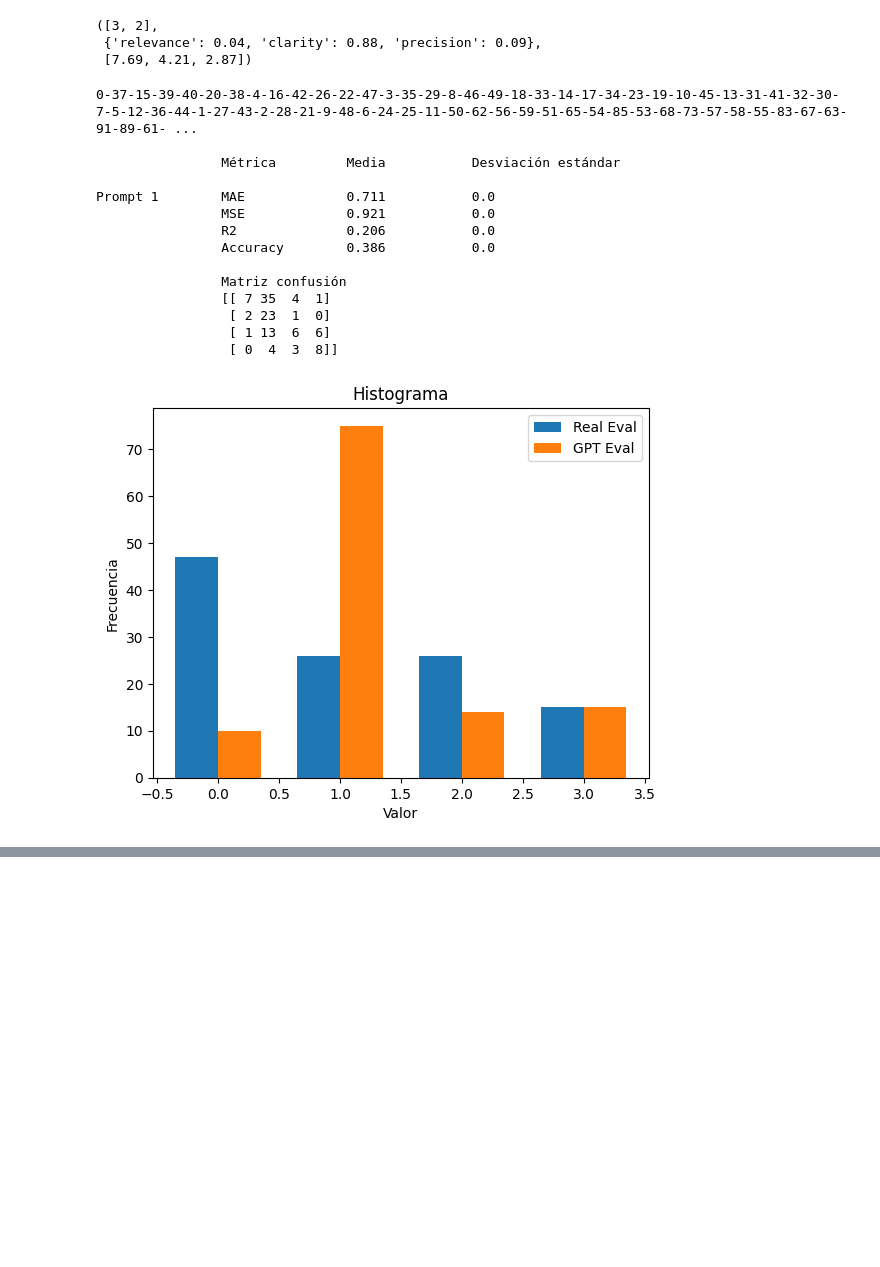
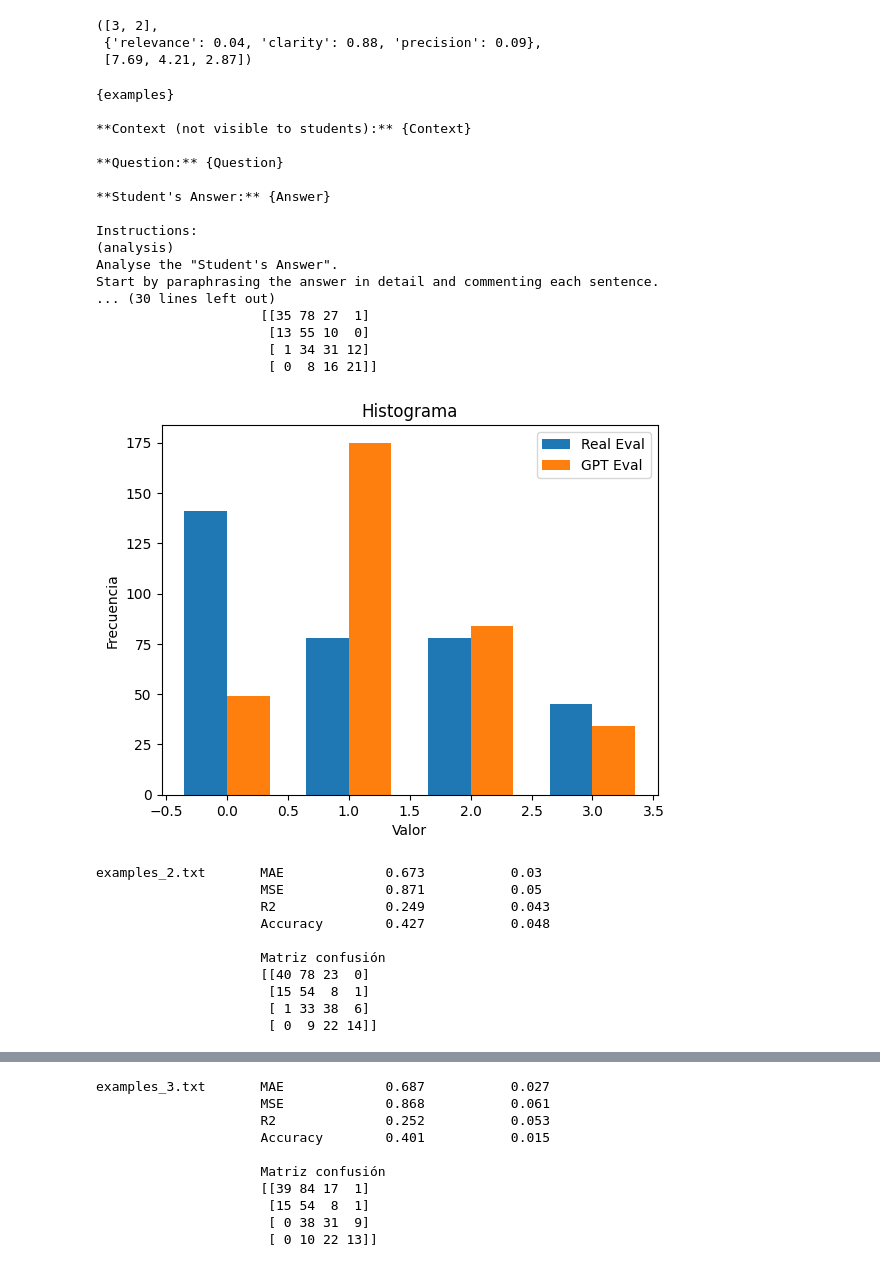
Before and after one commit to OscarRojasG/Experimentos-GPTValidator, a Jupyter notebook: Framework_Experimentos.ipynb, the cells around one changed output, grey strips where cells are left out. Drawn from its saved outputs; the diff is of its cells as text; code cells hidden in the pictures; blank space fills up the shorter version.

Commit message:
función para previsualizar prompts

```diff
--- a/Framework_Experimentos.ipynb
+++ b/Framework_Experimentos.ipynb
@@ -382,41 +417,55 @@ def experiment(dataset, column_data, prompt_data, criteria, repetitions):
 # %%
 prompt_data = {
-    "examples": "examples_1.txt",
+    "examples": "*",
     "context": "context_1.txt",
     "question": "question_1.txt",
     "answer": "answer_1.txt",
     "instructions": {
         "reflection": "reflection_1.txt",
         "feedback": "feedback_1.txt",
         "score": "score_1.txt",
     },
     "criteria": "criteria_1.txt",
     "output": "output_1.txt"
 }
 
 column_data = {
     "context": "Contexto",
     "question": "Pregunta",
     "answer": "Respuesta",
     "real_eval": "EvalProfe"
 }
 
 criteria = ["correctness", "completeness", "clarity"]
 
-experiment("control2_2024-1.xlsx", column_data, prompt_data, criteria, repetitions=1)
+#visualize_prompt(prompt_data)
+experiment("control2_2024-1.xlsx", column_data, prompt_data, criteria, repetitions=3)
 # %% [output]
-0-37-15-39-40-20-38-4-16-42-26-22-47-3-35-29-8-46-49-18-33-14-17-34-23-19-10-45-13-31-41-32-30-7-5-12-36-44-1-27-43-2-28-21-9-48-6-24-25-11-50-62-56-59-51-65-54-85-53-68-73-57-58-55-83-67-63-91-89-61- ...
+{examples}
 
-                Métrica         Media           Desviación estándar
+**Context (not visible to students):** {Context}
 
-Prompt 1        MAE             0.711           0.0
-                MSE             0.921           0.0
-                R2              0.206           0.0
-                Accuracy        0.386           0.0
+**Question:** {Question}
 
-                Matriz confusión
-                [[ 7 35  4  1]
-                 [ 2 23  1  0]
-                 [ 1 13  6  6]
-                 [ 0  4  3  8]]
+**Student's Answer:** {Answer}
+
+Instructions:
+(analysis)
+Analyse the "Student's Answer".
+Start by paraphrasing the answer in detail and commenting each sentence.
+... (30 lines left out)
+                     [[35 78 27  1]
+                      [13 55 10  0]
+                      [ 1 34 31 12]
+                      [ 0  8 16 21]]
-[figure, old version]
+[figure, new version]
+examples_2.txt       MAE             0.673           0.03
+                     MSE             0.871           0.05
+                     R2              0.249           0.043
+                     Accuracy        0.427           0.048
+
+                     Matriz confusión
+                     [[40 78 23  0]
+                      [15 54  8  1]
+                      [ 1 33 38  6]
+                      [ 0  9 22 14]]
@@ -422,0 +473,10 @@ Prompt 1        MAE             0.711           0.0
+examples_3.txt       MAE             0.687           0.027
+                     MSE             0.868           0.061
+                     R2              0.252           0.053
+                     Accuracy        0.401           0.015
+
+                     Matriz confusión
+                     [[39 84 17  1]
+                      [15 54  8  1]
+                      [ 0 38 31  9]
+                      [ 0 10 22 13]]
```
Also changed, not shown: parts of 3 cells of this notebook.
